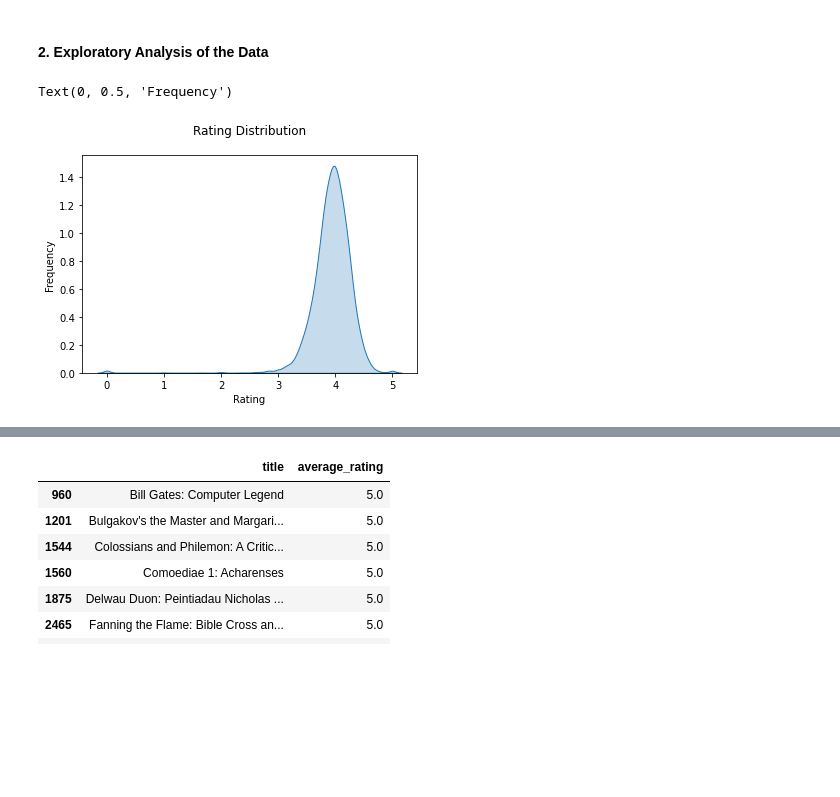
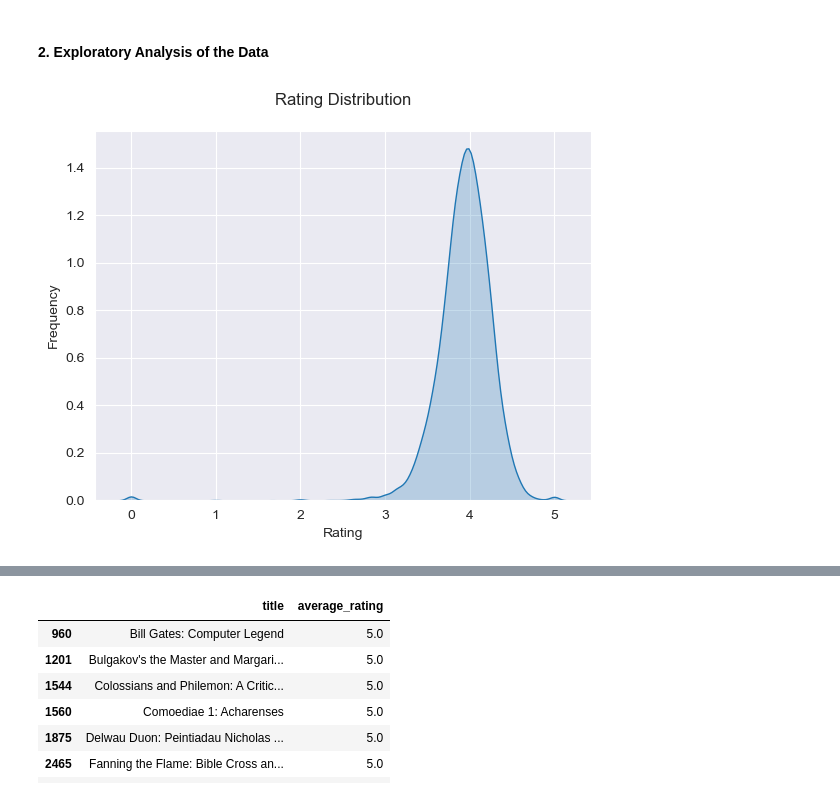
Before and after one commit to logicalNil/Books_Analysis, a Jupyter notebook: main.ipynb, the cells around one changed output, grey strips where cells are left out. Drawn from its saved outputs; the diff is of its cells as text; code cells hidden in the pictures; blank space fills up the shorter version.

```diff
--- a/main.ipynb
+++ b/main.ipynb
@@ -384,14 +384,14 @@ books_df
 # %% [markdown]
 #### 2. Exploratory Analysis of the Data
 # %%
-# ratings distribution
-sns.kdeplot(books_df['average_rating'], shade = True)
+# Ratings distribution
+sns.kdeplot(books_df['average_rating'], fill=True) # Replace shade with fill
 plt.title('Rating Distribution\n')
 plt.xlabel('Rating')
 plt.ylabel('Frequency')
+plt.show() # This will display the plot
 # %% [output]
-Text(0, 0.5, 'Frequency')
-[figure, old version]
+[figure, new version]
 # %%
 # Top 10 Counts average ratings
 sns.barplot(x=books_df['average_rating'].value_counts().head(10).index,y=books_df['average_rating'].value_counts().head(10))
```
Also changed, not shown: parts of 8 cells of this notebook.
